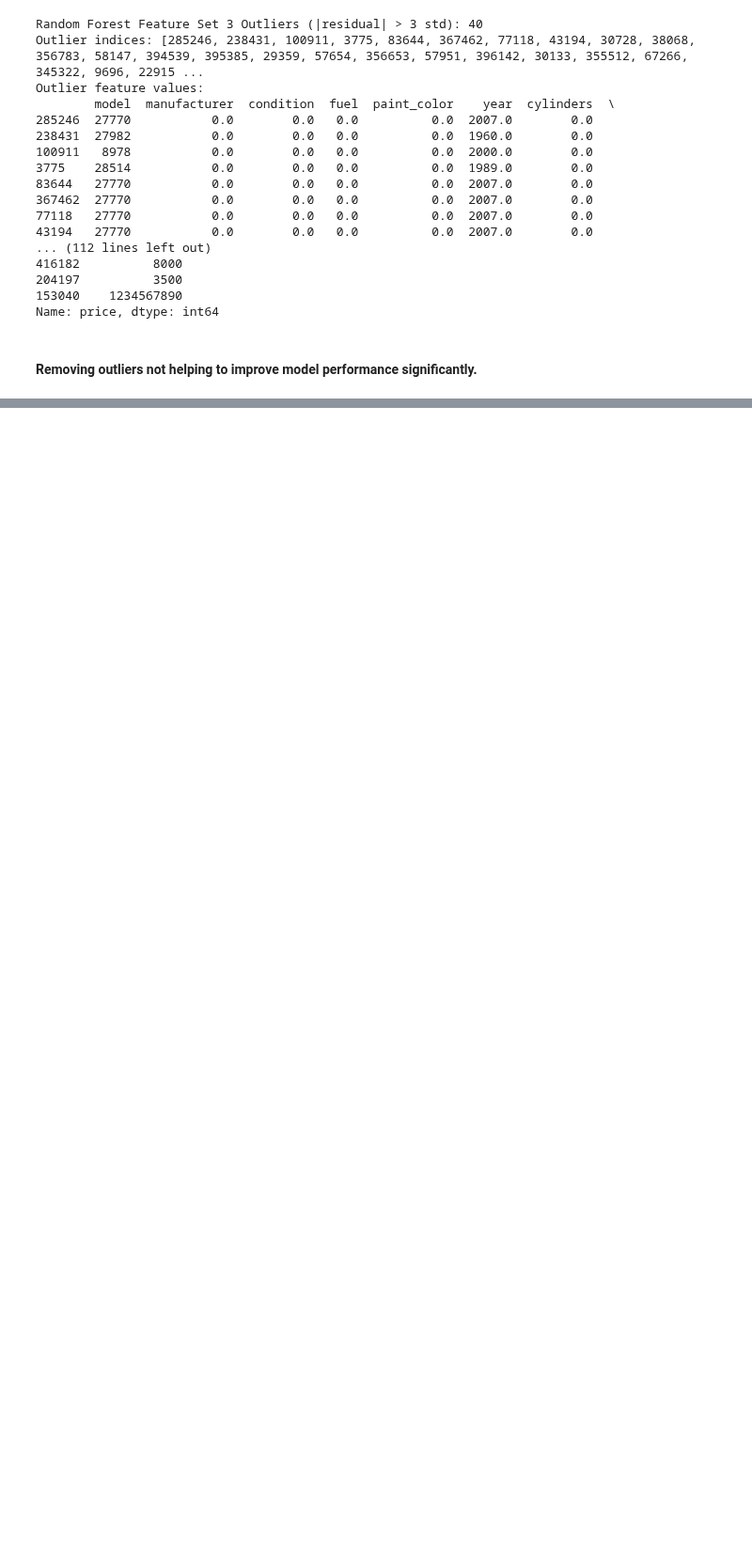
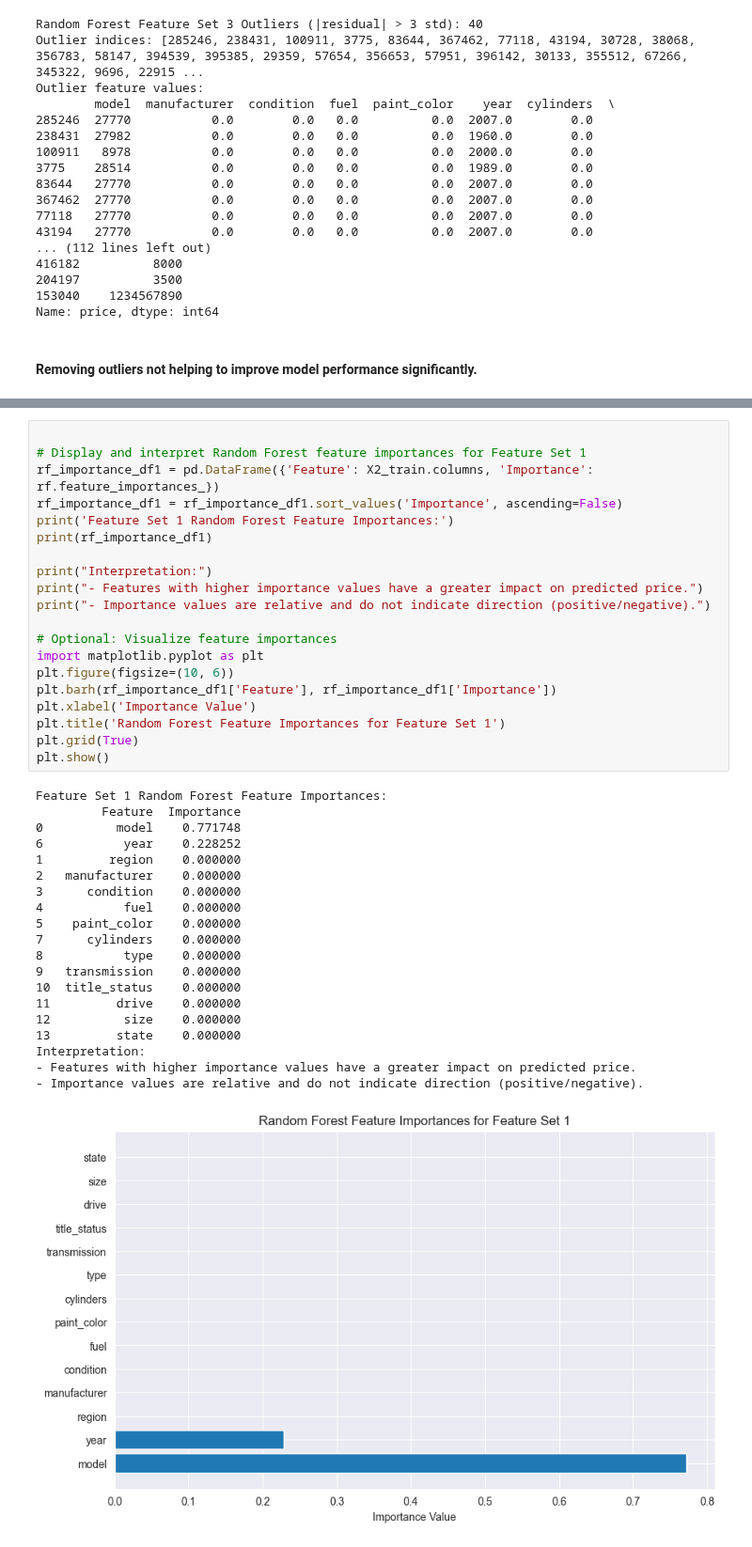
Before and after one commit to licyambrose/carpriceproject, a Jupyter notebook: used_car_price_v2.ipynb, the cells around one changed output, grey strips where cells are left out. Shown at 94% size. Drawn from its saved outputs; the diff is of its cells as text; blank space fills up the shorter version.

```diff
--- a/used_car_price_v2.ipynb
+++ b/used_car_price_v2.ipynb
@@ -1041,0 +1088,41 @@ Name: price, dtype: int64
+# %%
+
+# Display and interpret Random Forest feature importances for Feature Set 1
+rf_importance_df1 = pd.DataFrame({'Feature': X2_train.columns, 'Importance': rf.feature_importances_})
+rf_importance_df1 = rf_importance_df1.sort_values('Importance', ascending=False)
+print('Feature Set 1 Random Forest Feature Importances:')
+print(rf_importance_df1)
+
+print("Interpretation:")
+print("- Features with higher importance values have a greater impact on predicted price.")
+print("- Importance values are relative and do not indicate direction (positive/negative).")
+
+# Optional: Visualize feature importances
+import matplotlib.pyplot as plt
+plt.figure(figsize=(10, 6))
+plt.barh(rf_importance_df1['Feature'], rf_importance_df1['Importance'])
+plt.xlabel('Importance Value')
+plt.title('Random Forest Feature Importances for Feature Set 1')
+plt.grid(True)
+plt.show()
+# %% [output]
+Feature Set 1 Random Forest Feature Importances:
+         Feature  Importance
+0          model    0.771748
+6           year    0.228252
+1         region    0.000000
+2   manufacturer    0.000000
+3      condition    0.000000
+4           fuel    0.000000
+5    paint_color    0.000000
+7      cylinders    0.000000
+8           type    0.000000
+9   transmission    0.000000
+10  title_status    0.000000
+11         drive    0.000000
+12          size    0.000000
+13         state    0.000000
+Interpretation:
+- Features with higher importance values have a greater impact on predicted price.
+- Importance values are relative and do not indicate direction (positive/negative).
+[figure, added]
```
Also changed, not shown: parts of 4 cells of this notebook.
